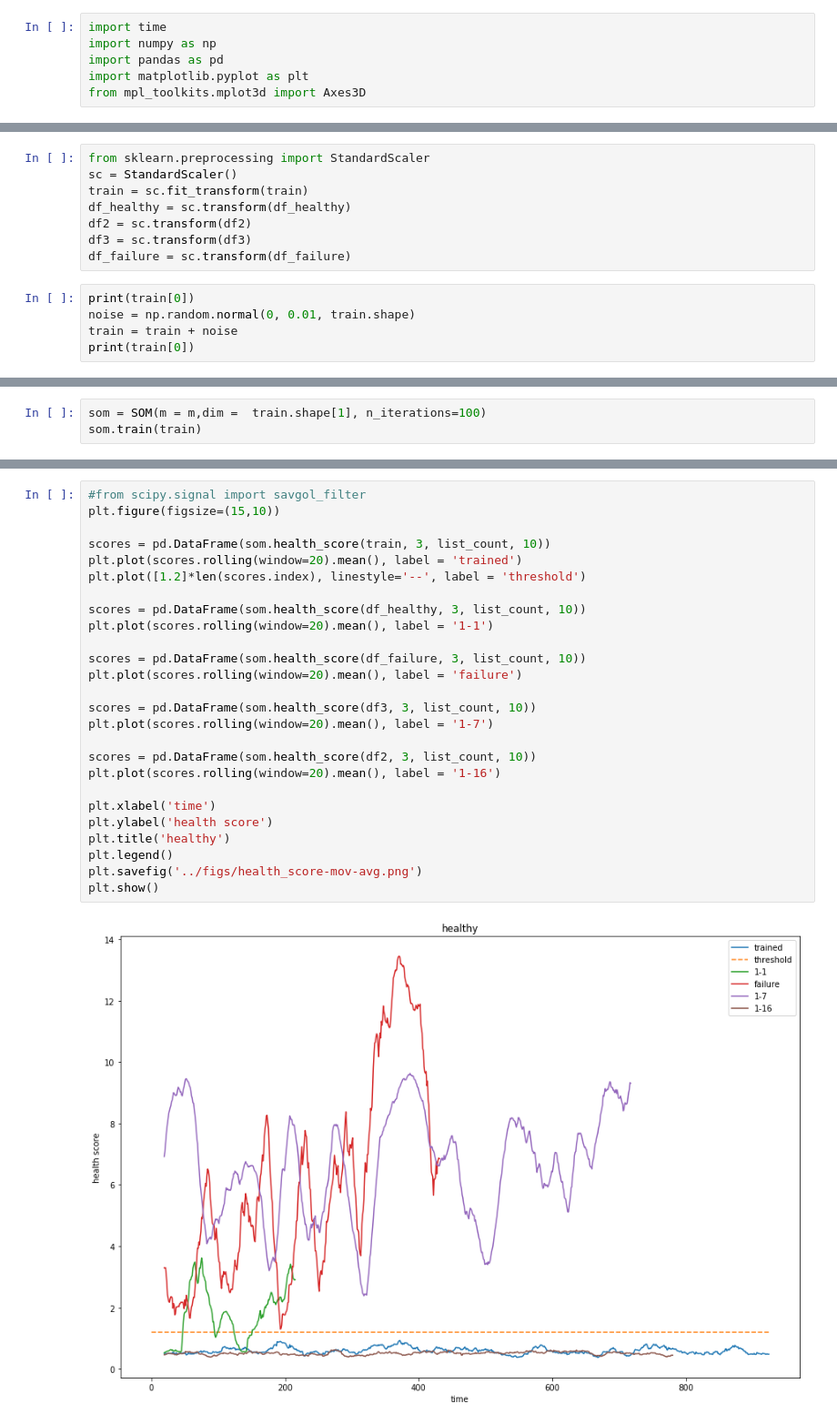
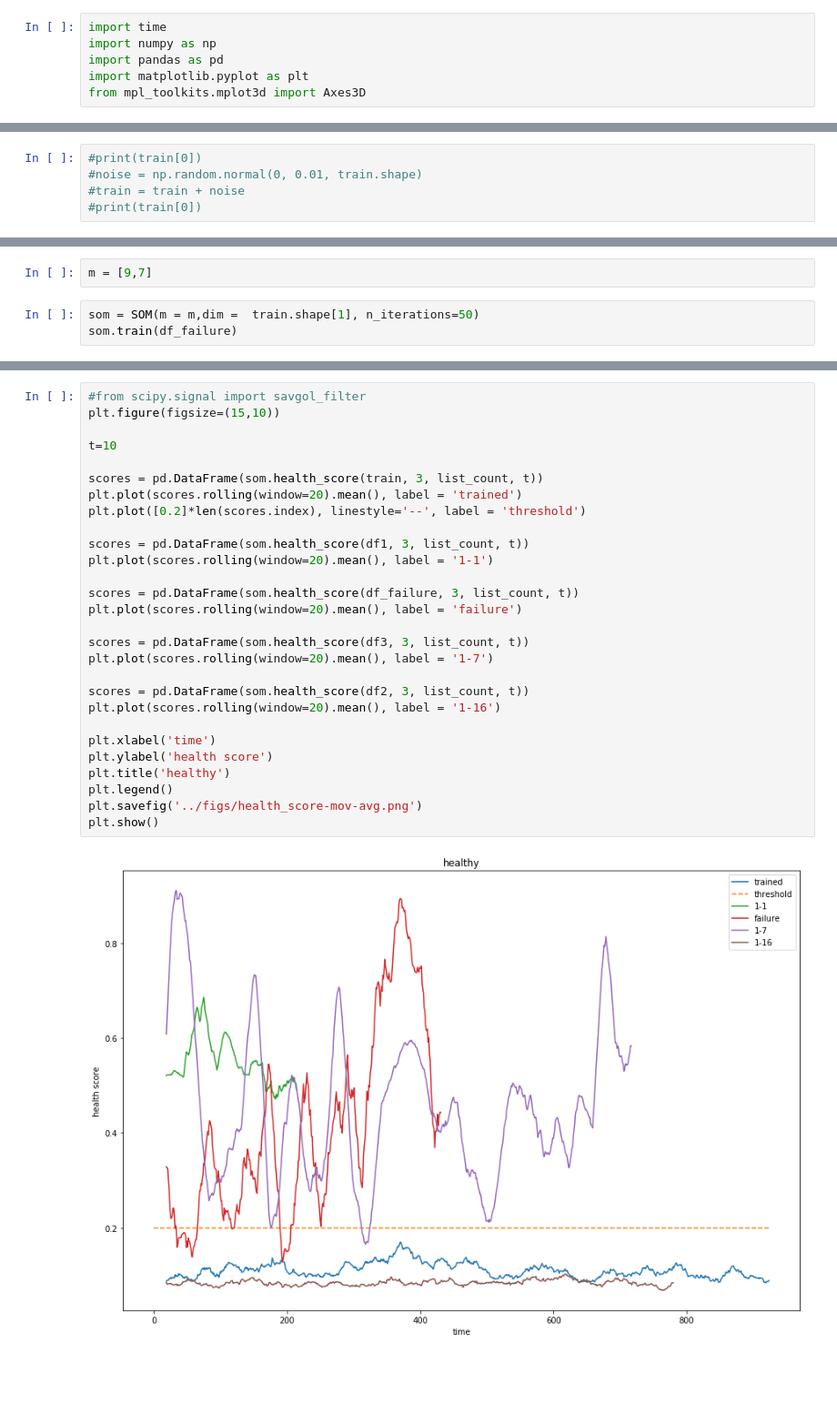
Before and after one commit to johnnyd710/cs-680-project, a Jupyter notebook: notebooks/som.ipynb, the cells around one changed output, grey strips where cells are left out. Shown at 91% size. Drawn from its saved outputs; the diff is of its cells as text; blank space fills up the shorter version.

```diff
--- a/notebooks/som.ipynb
+++ b/notebooks/som.ipynb
@@ -44,13 +45,5 @@ print(train.shape, df_healthy.shape, df2.shape, df3.shape, df_failure.shape)
-# %%
-from sklearn.preprocessing import StandardScaler
-sc = StandardScaler()
-train = sc.fit_transform(train)
-df_healthy = sc.transform(df_healthy)
-df2 = sc.transform(df2)
-df3 = sc.transform(df3)
-df_failure = sc.transform(df_failure)
 # %%
-print(train[0])
-noise = np.random.normal(0, 0.01, train.shape)
-train = train + noise
-print(train[0])
+#print(train[0])
+#noise = np.random.normal(0, 0.01, train.shape)
+#train = train + noise
+#print(train[0])
@@ -144,3 +145,5 @@ m = [10,10]
+# %%
+m = [9,7]
 # %%
-som = SOM(m = m,dim =  train.shape[1], n_iterations=100)
-som.train(train)
+som = SOM(m = m,dim =  train.shape[1], n_iterations=50)
+som.train(df_failure)
@@ -252,31 +234,33 @@ plt.show()
 # %%
 #from scipy.signal import savgol_filter
 plt.figure(figsize=(15,10))
 
-scores = pd.DataFrame(som.health_score(train, 3, list_count, 10))
+t=10
+
+scores = pd.DataFrame(som.health_score(train, 3, list_count, t))
 plt.plot(scores.rolling(window=20).mean(), label = 'trained')
-plt.plot([1.2]*len(scores.index), linestyle='--', label = 'threshold')
+plt.plot([0.2]*len(scores.index), linestyle='--', label = 'threshold')
 
-scores = pd.DataFrame(som.health_score(df_healthy, 3, list_count, 10))
+scores = pd.DataFrame(som.health_score(df1, 3, list_count, t))
 plt.plot(scores.rolling(window=20).mean(), label = '1-1')
 
-scores = pd.DataFrame(som.health_score(df_failure, 3, list_count, 10))
+scores = pd.DataFrame(som.health_score(df_failure, 3, list_count, t))
 plt.plot(scores.rolling(window=20).mean(), label = 'failure')
 
-scores = pd.DataFrame(som.health_score(df3, 3, list_count, 10))
+scores = pd.DataFrame(som.health_score(df3, 3, list_count, t))
 plt.plot(scores.rolling(window=20).mean(), label = '1-7')
 
-scores = pd.DataFrame(som.health_score(df2, 3, list_count, 10))
+scores = pd.DataFrame(som.health_score(df2, 3, list_count, t))
 plt.plot(scores.rolling(window=20).mean(), label = '1-16')
 
 plt.xlabel('time')
 plt.ylabel('health score')
 plt.title('healthy')
 plt.legend()
 plt.savefig('../figs/health_score-mov-avg.png')
 plt.show()
 # %% [output]
-[figure, old version]
+[figure, new version]
 # %%
 plt.figure(figsize=(15,10))
 
```
Also changed, not shown: parts of 17 cells of this notebook, 1 other file.
